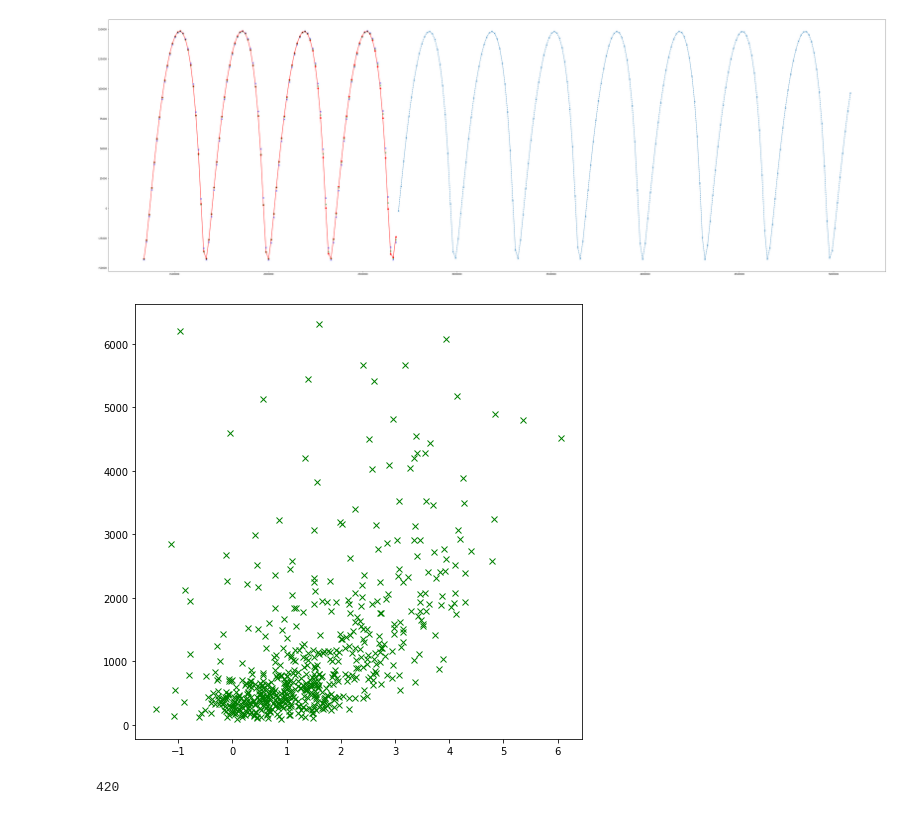
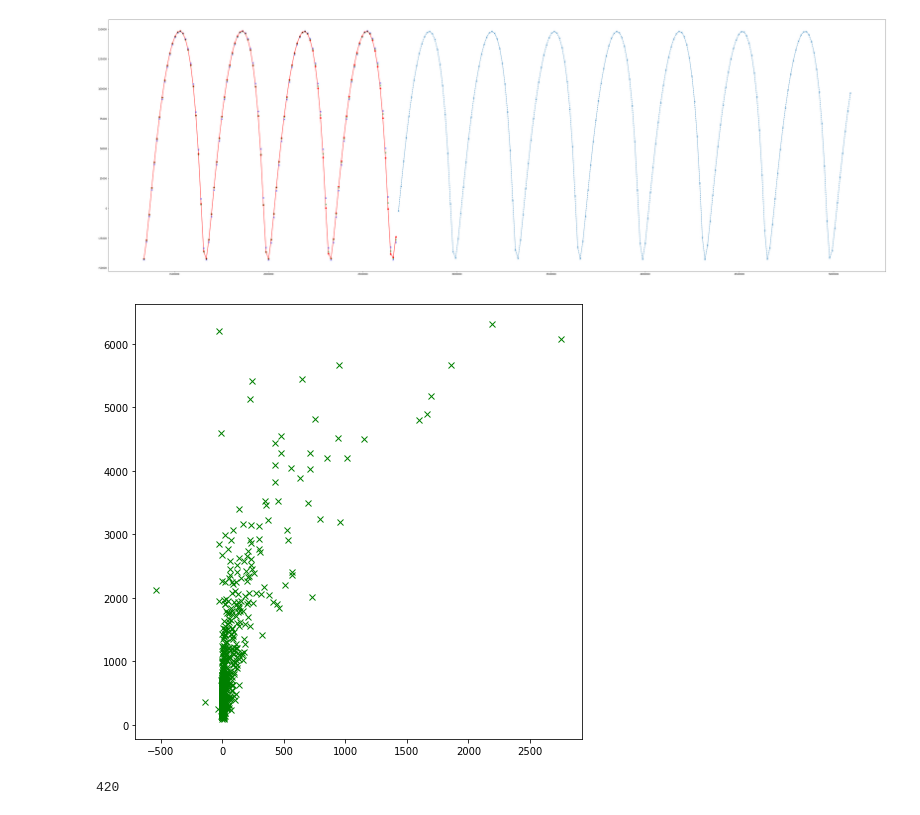
Before and after one commit to KirillRuSS/IDAO-2020, a Jupyter notebook: IDAO-2020-predictions.ipynb, the cells around one changed output. Drawn from its saved outputs; the diff is of its cells as text; code cells hidden in the pictures.

```diff
--- a/IDAO-2020-predictions.ipynb
+++ b/IDAO-2020-predictions.ipynb
@@ -283,10 +311,10 @@ for i in range(600):
     len_list.append(len(d))
 # %%
 plt.figure(figsize = (8, 8))
-plt.plot(np.log(r_list),len_list, 'gx')
+plt.plot((r_list),len_list, 'gx')
 plt.show()
 # %% [output]
-[figure, old version]
+[figure, new version]
 # %%
 np.argmin(r_list)
 # %% [output]
```
Also changed, not shown: parts of 11 cells of this notebook, 5 other files.
